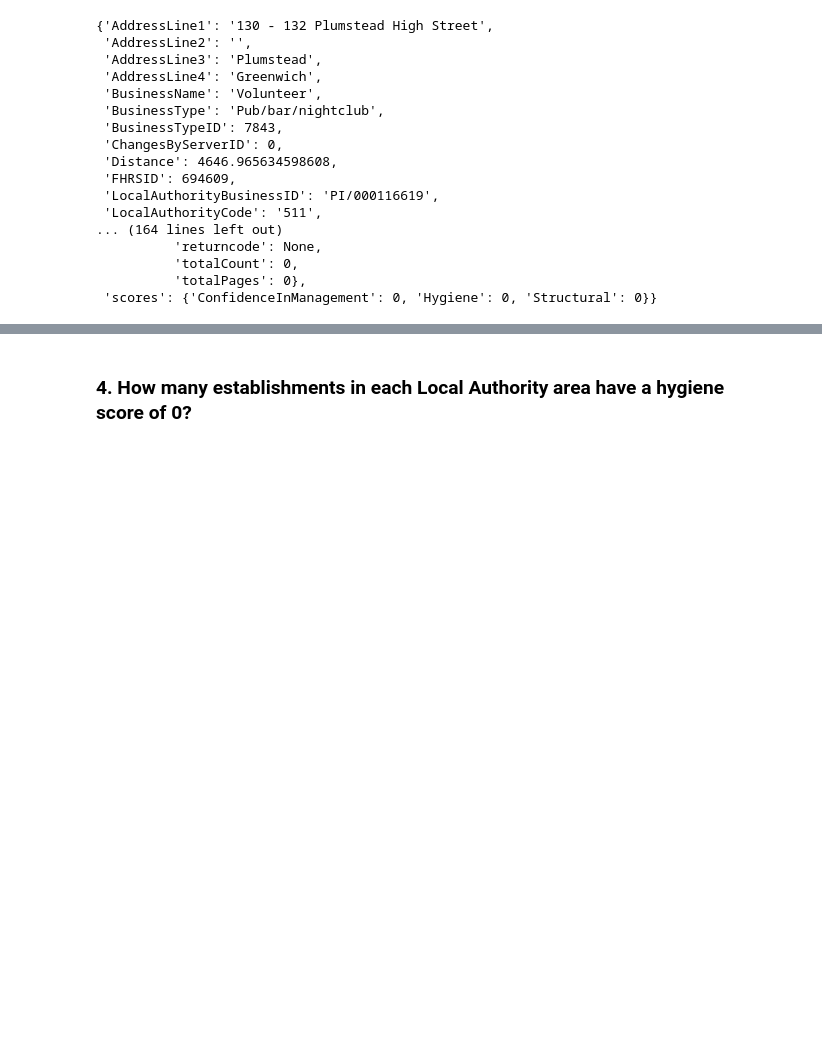
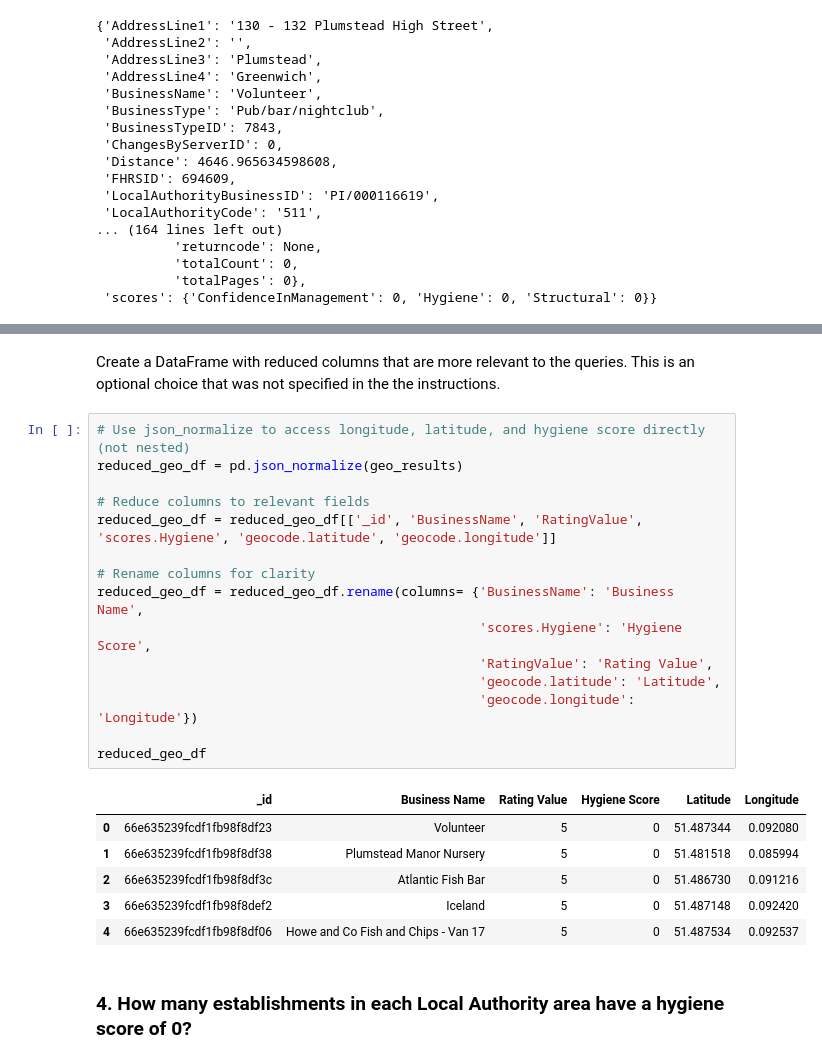
Before and after one commit to nickbartram/nosql-challenge, a Jupyter notebook: NoSQL_analysis_starter.ipynb, the cells around one changed output, grey strips where cells are left out. Drawn from its saved outputs; the diff is of its cells as text; blank space fills up the shorter version.

```diff
--- a/NoSQL_analysis_starter.ipynb
+++ b/NoSQL_analysis_starter.ipynb
@@ -221,4 +303,28 @@ geo_df.head(10)
 5 rows × 28 columns
+# %% [markdown]
+Create a DataFrame with reduced columns that are more relevant to the queries. This is an optional choice that was not specified in the the instructions.
+# %%
+# Use json_normalize to access longitude, latitude, and hygiene score directly (not nested)
+reduced_geo_df = pd.json_normalize(geo_results)
+
+# Reduce columns to relevant fields
+reduced_geo_df = reduced_geo_df[['_id', 'BusinessName', 'RatingValue', 'scores.Hygiene', 'geocode.latitude', 'geocode.longitude']]
+
+# Rename columns for clarity
+reduced_geo_df = reduced_geo_df.rename(columns= {'BusinessName': 'Business Name',
+                                                 'scores.Hygiene': 'Hygiene Score',
+                                                 'RatingValue': 'Rating Value',
+                                                 'geocode.latitude': 'Latitude',
+                                                 'geocode.longitude': 'Longitude'})
+
+reduced_geo_df
+# %% [output]
+|  | _id | Business Name | Rating Value | Hygiene Score | Latitude | Longitude |
+| 0 | 66e635239fcdf1fb98f8df23 | Volunteer | 5 | 0 | 51.487344 | 0.092080 |
+| 1 | 66e635239fcdf1fb98f8df38 | Plumstead Manor Nursery | 5 | 0 | 51.481518 | 0.085994 |
+| 2 | 66e635239fcdf1fb98f8df3c | Atlantic Fish Bar | 5 | 0 | 51.486730 | 0.091216 |
+| 3 | 66e635239fcdf1fb98f8def2 | Iceland | 5 | 0 | 51.487148 | 0.092420 |
+| 4 | 66e635239fcdf1fb98f8df06 | Howe and Co Fish and Chips - Van 17 | 5 | 0 | 51.487534 | 0.092537 |
 # %% [markdown]
 ### 4. How many establishments in each Local Authority area have a hygiene score of 0?
 # %%
```
Also changed, not shown: parts of 14 cells of this notebook.
